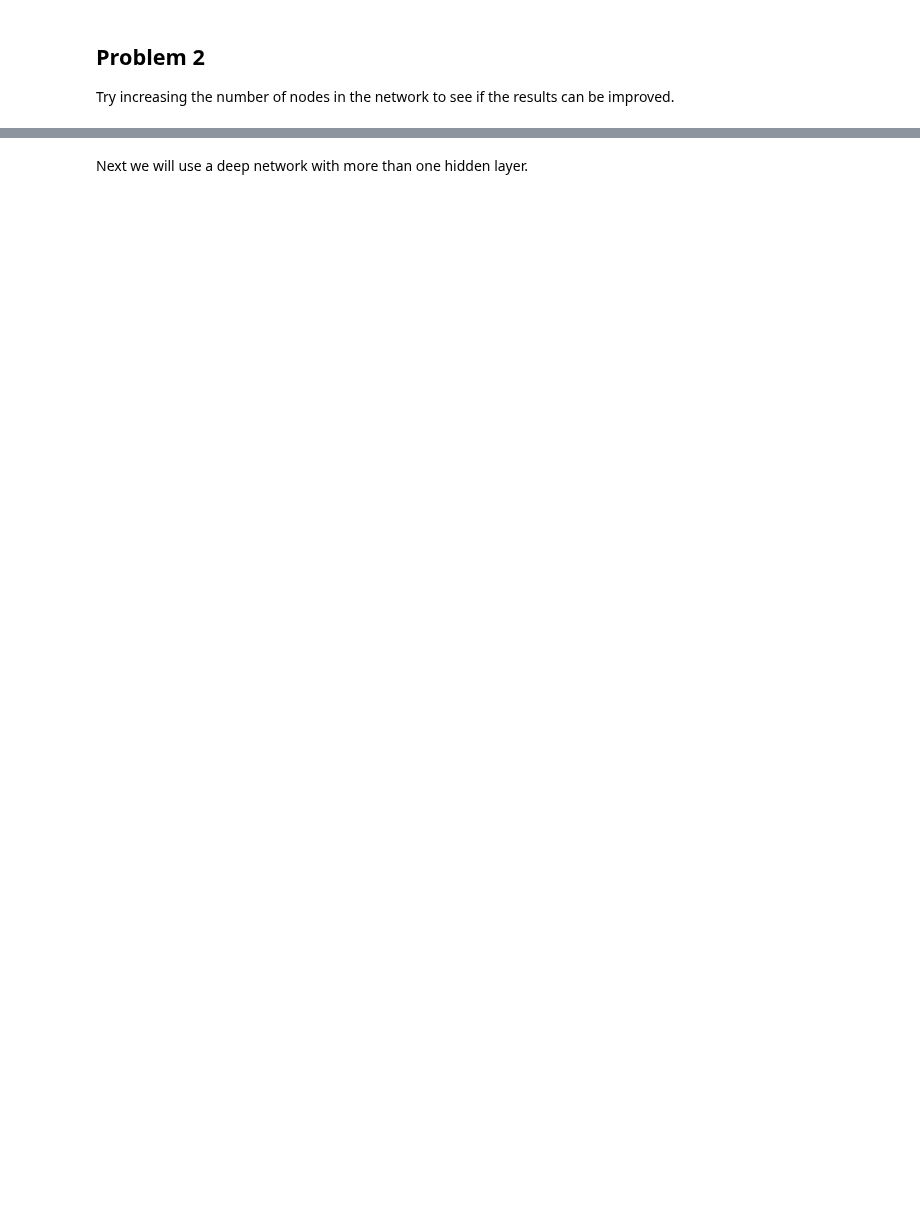
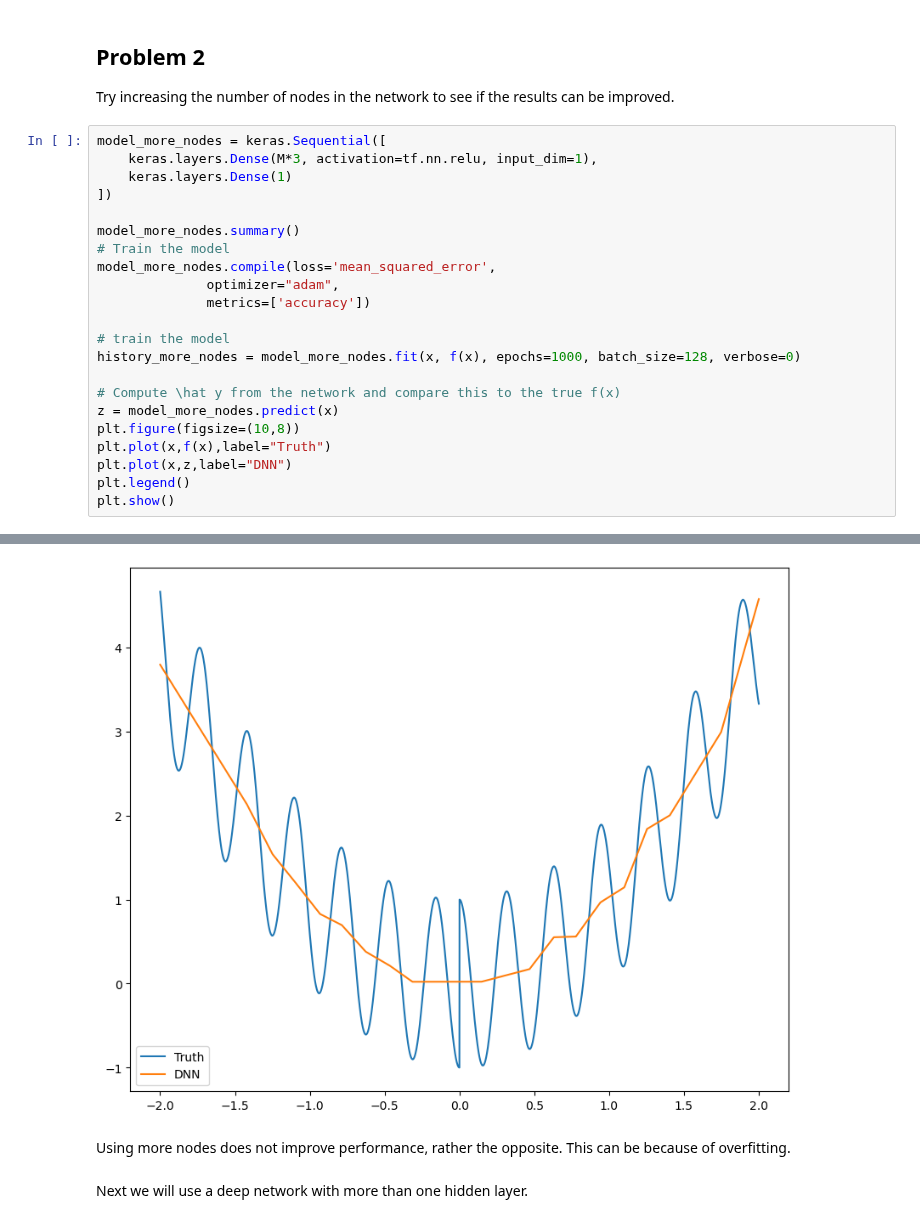
Before and after one commit to martinfsl/TTT4185, a Jupyter notebook: Assignments/Assignment_3/TTT4185_assignment_3b.ipynb, the cells around one changed output, grey strips where cells are left out. Drawn from its saved outputs; the diff is of its cells as text; blank space fills up the shorter version.

```diff
--- a/Assignments/Assignment_3/TTT4185_assignment_3b.ipynb
+++ b/Assignments/Assignment_3/TTT4185_assignment_3b.ipynb
@@ -129,3 +169,26 @@ plt.show()
 # %% [markdown]
 ## Problem 2
 Try increasing the number of nodes in the network to see if the results can be improved.
+# %%
+model_more_nodes = keras.Sequential([
+    keras.layers.Dense(M*3, activation=tf.nn.relu, input_dim=1),
+    keras.layers.Dense(1)
+])
+
+model_more_nodes.summary()
+# Train the model
+model_more_nodes.compile(loss='mean_squared_error',
+              optimizer="adam",
+              metrics=['accuracy'])
+
+# train the model
+history_more_nodes = model_more_nodes.fit(x, f(x), epochs=1000, batch_size=128, verbose=0)
+
+# Compute \hat y from the network and compare this to the true f(x)
+z = model_more_nodes.predict(x)
+plt.figure(figsize=(10,8))
+plt.plot(x,f(x),label="Truth")
+plt.plot(x,z,label="DNN")
+plt.legend()
+plt.show()
+# %% [output]
@@ -132,3 +209,6 @@ Try increasing the number of nodes in the network to see if the results can be i
+[figure, added]
+# %% [markdown]
+Using more nodes does not improve performance, rather the opposite. This can be because of overfitting.
 # %% [markdown]
 Next we will use a deep network with more than one hidden layer.
 # %%
```
Also changed, not shown: parts of 14 cells of this notebook.
